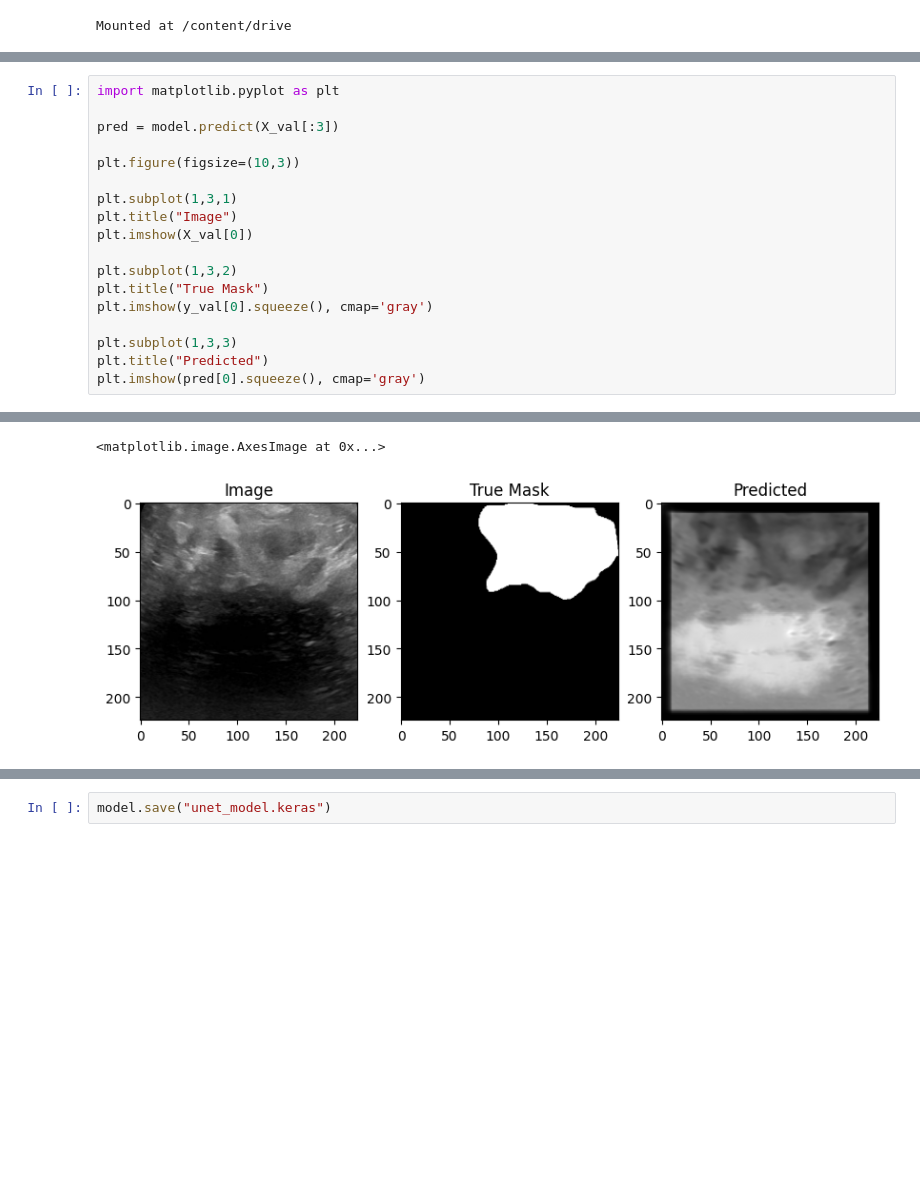
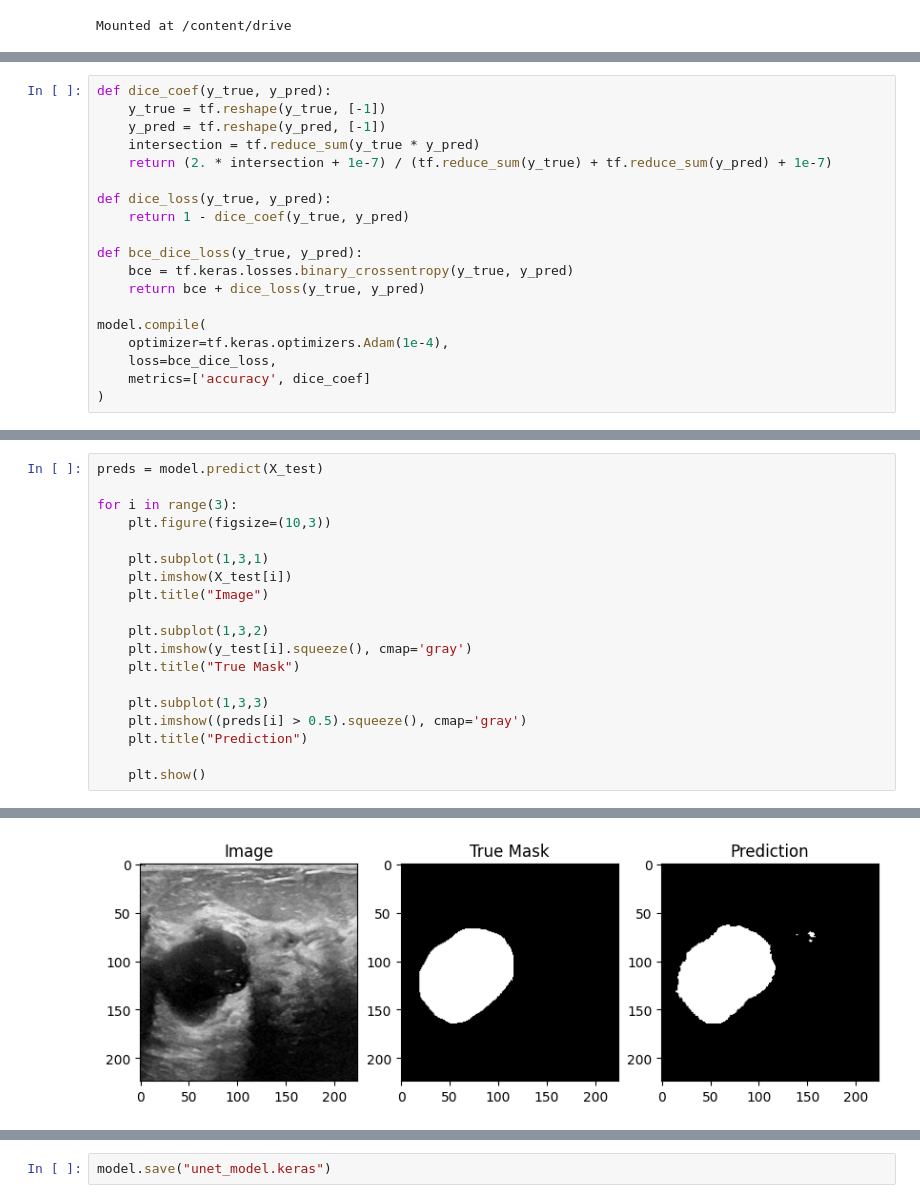
Before and after one commit to 7amokarim/breast-cancer-detection-system, a Jupyter notebook: Unet.ipynb, the cells around one changed output, grey strips where cells are left out. Drawn from its saved outputs; the diff is of its cells as text; blank space fills up the shorter version.

```diff
--- a/Unet.ipynb
+++ b/Unet.ipynb
@@ -123,0 +191,19 @@ Epoch 3/3
+# %%
+def dice_coef(y_true, y_pred):
+    y_true = tf.reshape(y_true, [-1])
+    y_pred = tf.reshape(y_pred, [-1])
+    intersection = tf.reduce_sum(y_true * y_pred)
+    return (2. * intersection + 1e-7) / (tf.reduce_sum(y_true) + tf.reduce_sum(y_pred) + 1e-7)
+
+def dice_loss(y_true, y_pred):
+    return 1 - dice_coef(y_true, y_pred)
+
+def bce_dice_loss(y_true, y_pred):
+    bce = tf.keras.losses.binary_crossentropy(y_true, y_pred)
+    return bce + dice_loss(y_true, y_pred)
+
+model.compile(
+    optimizer=tf.keras.optimizers.Adam(1e-4),
+    loss=bce_dice_loss,
+    metrics=['accuracy', dice_coef]
+)
@@ -124,19 +219,20 @@ Epoch 3/3
 # %%
-import matplotlib.pyplot as plt
+preds = model.predict(X_test)
 
-pred = model.predict(X_val[:3])
+for i in range(3):
+    plt.figure(figsize=(10,3))
 
-plt.figure(figsize=(10,3))
+    plt.subplot(1,3,1)
+    plt.imshow(X_test[i])
+    plt.title("Image")
 
-plt.subplot(1,3,1)
-plt.title("Image")
-plt.imshow(X_val[0])
+    plt.subplot(1,3,2)
+    plt.imshow(y_test[i].squeeze(), cmap='gray')
+    plt.title("True Mask")
 
-plt.subplot(1,3,2)
-plt.title("True Mask")
-plt.imshow(y_val[0].squeeze(), cmap='gray')
+    plt.subplot(1,3,3)
+    plt.imshow((preds[i] > 0.5).squeeze(), cmap='gray')
+    plt.title("Prediction")
 
-plt.subplot(1,3,3)
-plt.title("Predicted")
-plt.imshow(pred[0].squeeze(), cmap='gray')
+    plt.show()
 # %% [output]
@@ -144,2 +240 @@ plt.imshow(pred[0].squeeze(), cmap='gray')
-<matplotlib.image.AxesImage at 0x...>
-[figure, old version]
+[figure, new version]
```
Also changed, not shown: parts of 13 cells of this notebook.
